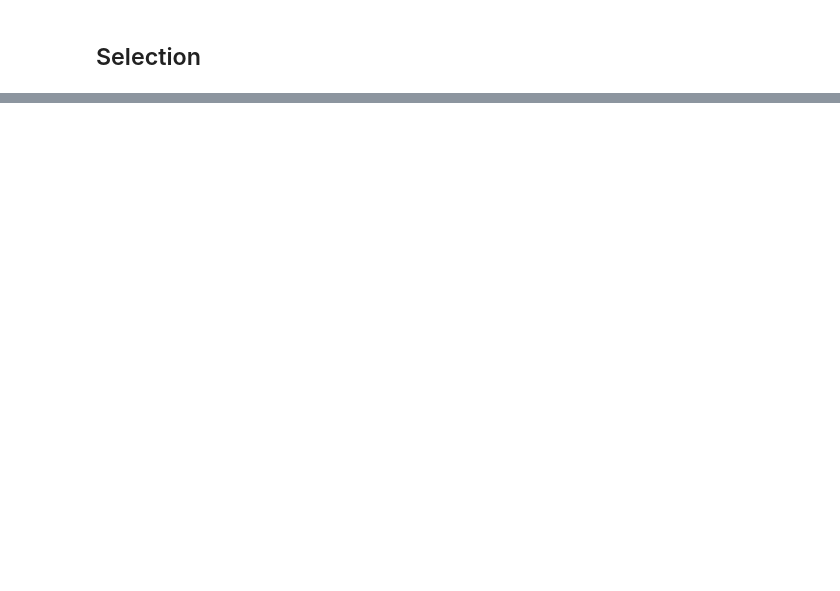
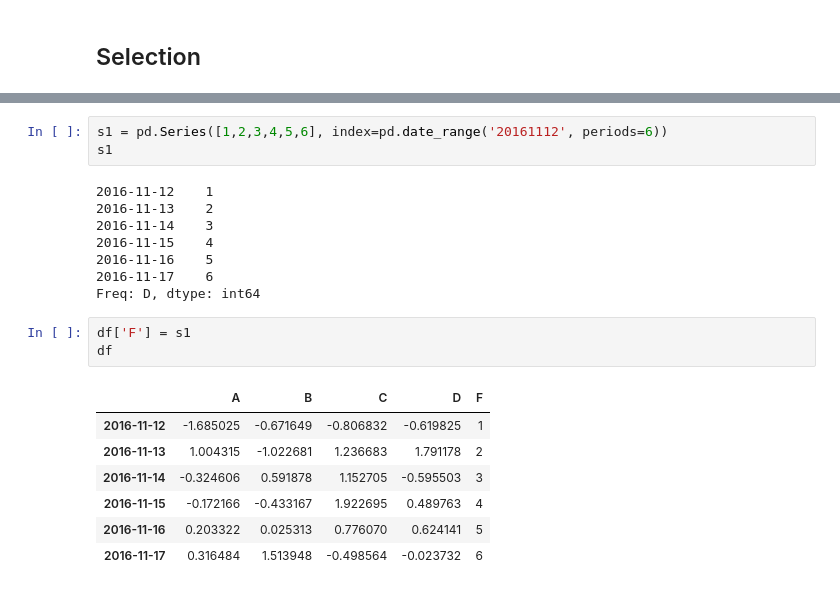
Before and after one commit to bgroveben/coursera_python_fundamentals, a Jupyter notebook: from_the_docs/ten_minutes_to_pandas.ipynb, the cells around one changed output, grey strips where cells are left out. Saved outputs shown, nothing was run; the diff lists cells and outputs as text; blank space fills up the shorter version.

```diff
--- a/from_the_docs/ten_minutes_to_pandas.ipynb
+++ b/from_the_docs/ten_minutes_to_pandas.ipynb
@@ -190,0 +384,22 @@ df.sort_values(by='B')
+# %%
+s1 = pd.Series([1,2,3,4,5,6], index=pd.date_range('20161112', periods=6))
+s1
+# %% [output]
+2016-11-12    1
+2016-11-13    2
+2016-11-14    3
+2016-11-15    4
+2016-11-16    5
+2016-11-17    6
+Freq: D, dtype: int64
+# %%
+df['F'] = s1
+df
+# %% [output]
+|  | A | B | C | D | F |
+| 2016-11-12 | -1.685025 | -0.671649 | -0.806832 | -0.619825 | 1 |
+| 2016-11-13 | 1.004315 | -1.022681 | 1.236683 | 1.791178 | 2 |
+| 2016-11-14 | -0.324606 | 0.591878 | 1.152705 | -0.595503 | 3 |
+| 2016-11-15 | -0.172166 | -0.433167 | 1.922695 | 0.489763 | 4 |
+| 2016-11-16 | 0.203322 | 0.025313 | 0.776070 | 0.624141 | 5 |
+| 2016-11-17 | 0.316484 | 1.513948 | -0.498564 | -0.023732 | 6 |
```
Also changed, not shown: parts of 62 cells of this notebook, 1 other file.
